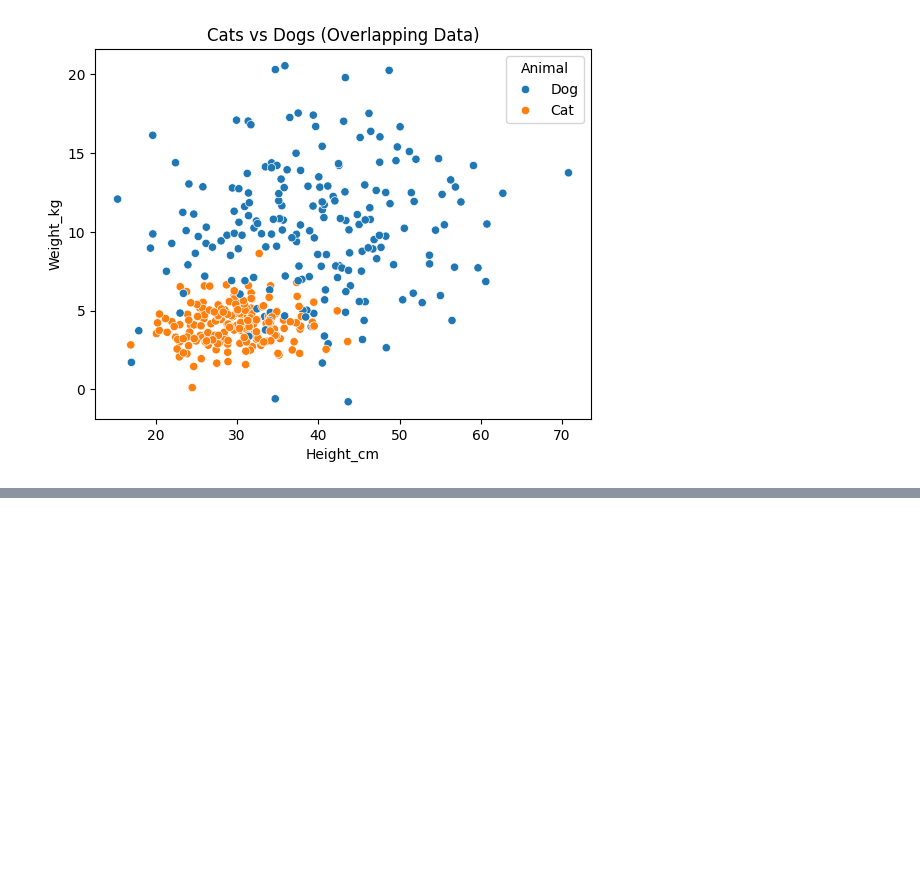
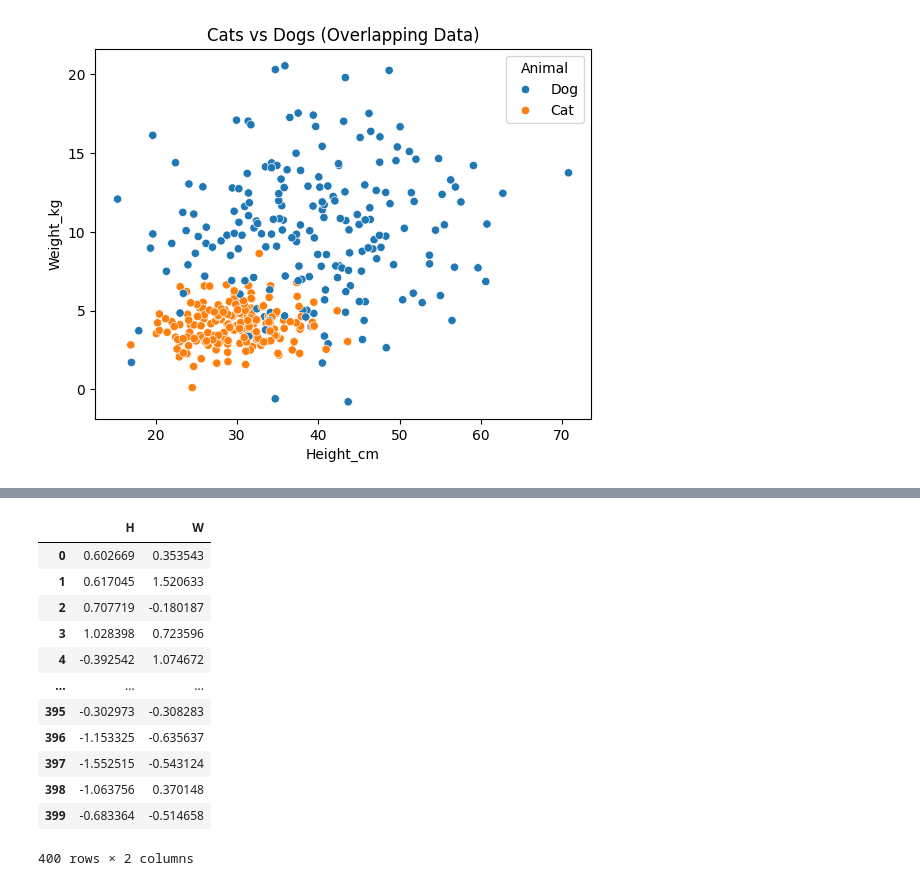
Before and after one commit to jxsrma/NSTI-Indore-25-26, a Jupyter notebook: ML/SVM_CAT_DOG.ipynb, the cells around one changed output, grey strips where cells are left out. Drawn from its saved outputs; the diff is of its cells as text; code cells hidden in the pictures; blank space fills up the shorter version.

```diff
--- a/ML/SVM_CAT_DOG.ipynb
+++ b/ML/SVM_CAT_DOG.ipynb
@@ -13,0 +31,3 @@ plt.show()
+# %%
+X = df[["Height_cm","Weight_kg"]]
+y = df['Animal']
@@ -13,0 +59,21 @@ plt.show()
+# %%
+from sklearn.preprocessing import StandardScaler
+ss = StandardScaler()
+
+X = ss.fit_transform(X)
+X = pd.DataFrame(X,columns=["H","W"])
+X
+# %% [output]
+|  | H | W |
+| 0 | 0.602669 | 0.353543 |
+| 1 | 0.617045 | 1.520633 |
+| 2 | 0.707719 | -0.180187 |
+| 3 | 1.028398 | 0.723596 |
+| 4 | -0.392542 | 1.074672 |
+| ... | ... | ... |
+| 395 | -0.302973 | -0.308283 |
+| 396 | -1.153325 | -0.635637 |
+| 397 | -1.552515 | -0.543124 |
+| 398 | -1.063756 | 0.370148 |
+| 399 | -0.683364 | -0.514658 |
+400 rows × 2 columns
```
Also changed, not shown: parts of 8 cells of this notebook, 1 other file.
